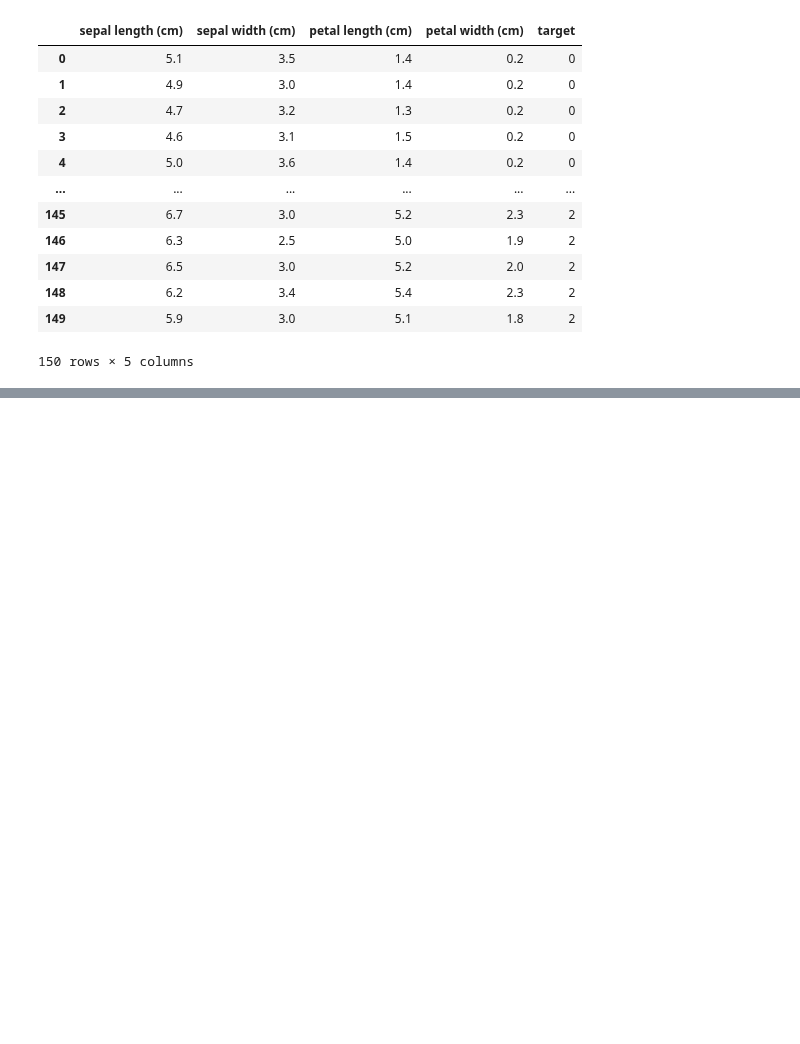
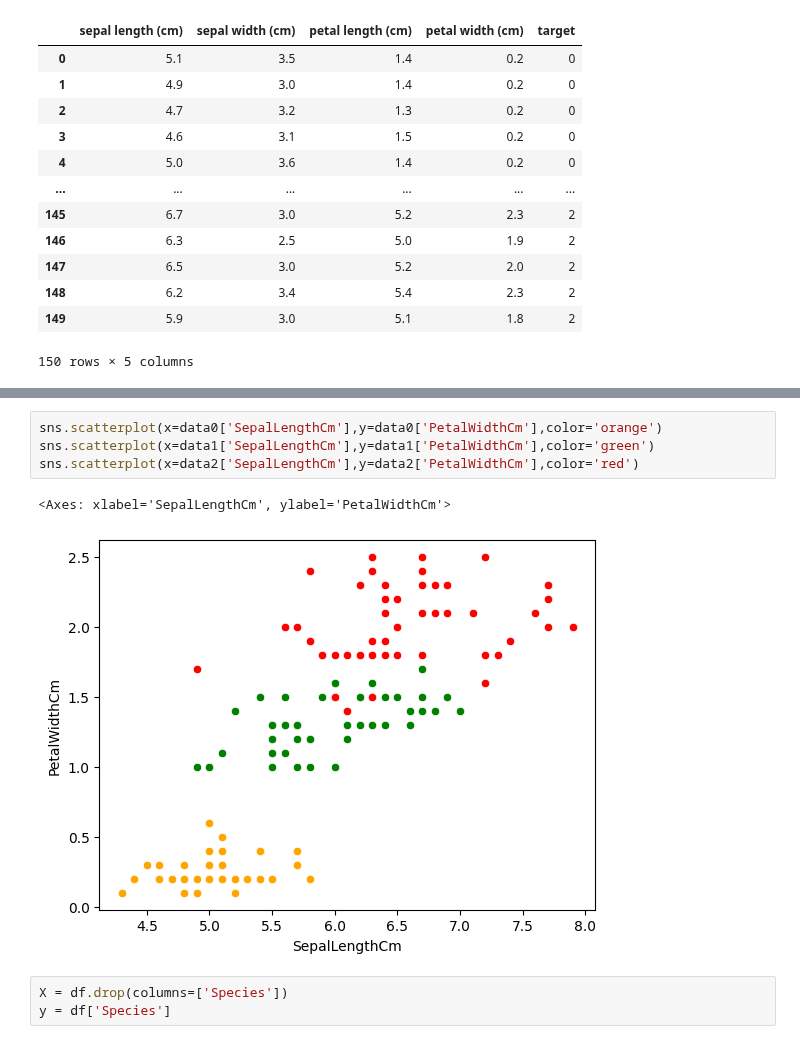
Before and after one commit to JOCRZ/Data-Science-Diploma, a Jupyter notebook: Machine-Learning/SVM/Project1/Project1.ipynb, the cells around one changed output, grey strips where cells are left out. Saved outputs shown, nothing was run; the diff lists cells and outputs as text; blank space fills up the shorter version.

```diff
--- a/Machine-Learning/SVM/Project1/Project1.ipynb
+++ b/Machine-Learning/SVM/Project1/Project1.ipynb
@@ -62,0 +76,10 @@ data
+# %%
+sns.scatterplot(x=data0['SepalLengthCm'],y=data0['PetalWidthCm'],color='orange')
+sns.scatterplot(x=data1['SepalLengthCm'],y=data1['PetalWidthCm'],color='green')
+sns.scatterplot(x=data2['SepalLengthCm'],y=data2['PetalWidthCm'],color='red')
+# %% [output]
+<Axes: xlabel='SepalLengthCm', ylabel='PetalWidthCm'>
+[figure, added]
+# %%
+X = df.drop(columns=['Species'])
+y = df['Species']
```
Also changed, not shown: parts of 16 cells of this notebook.
